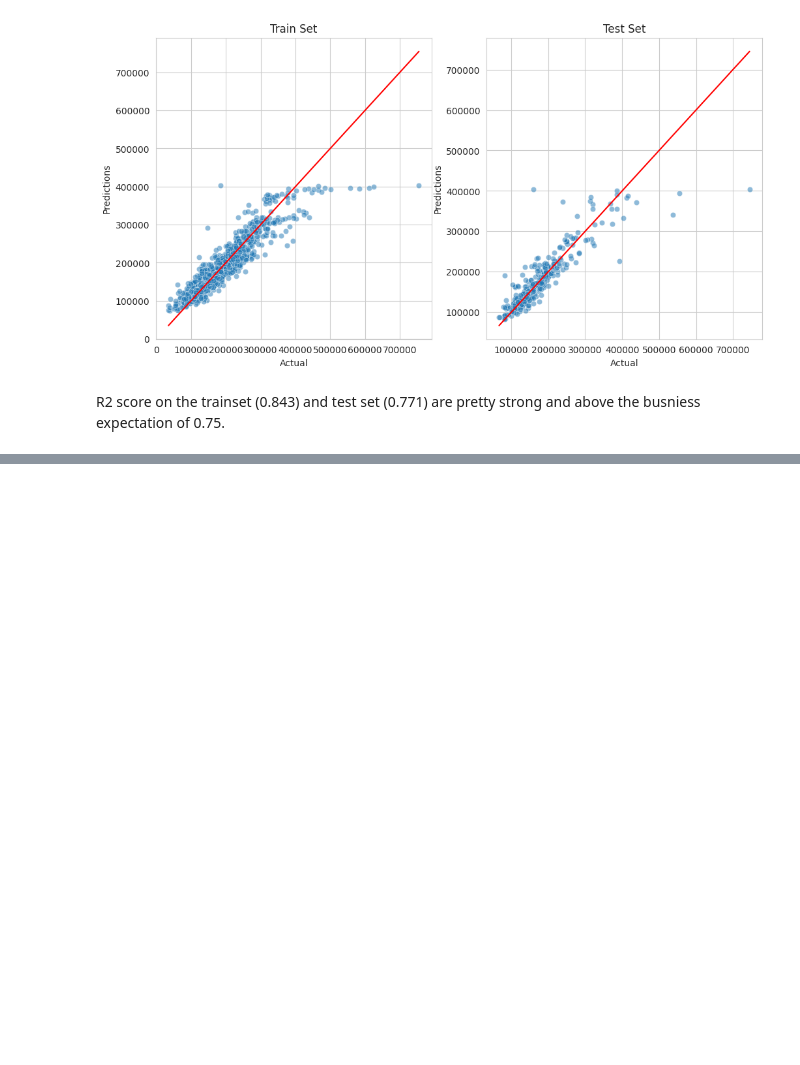
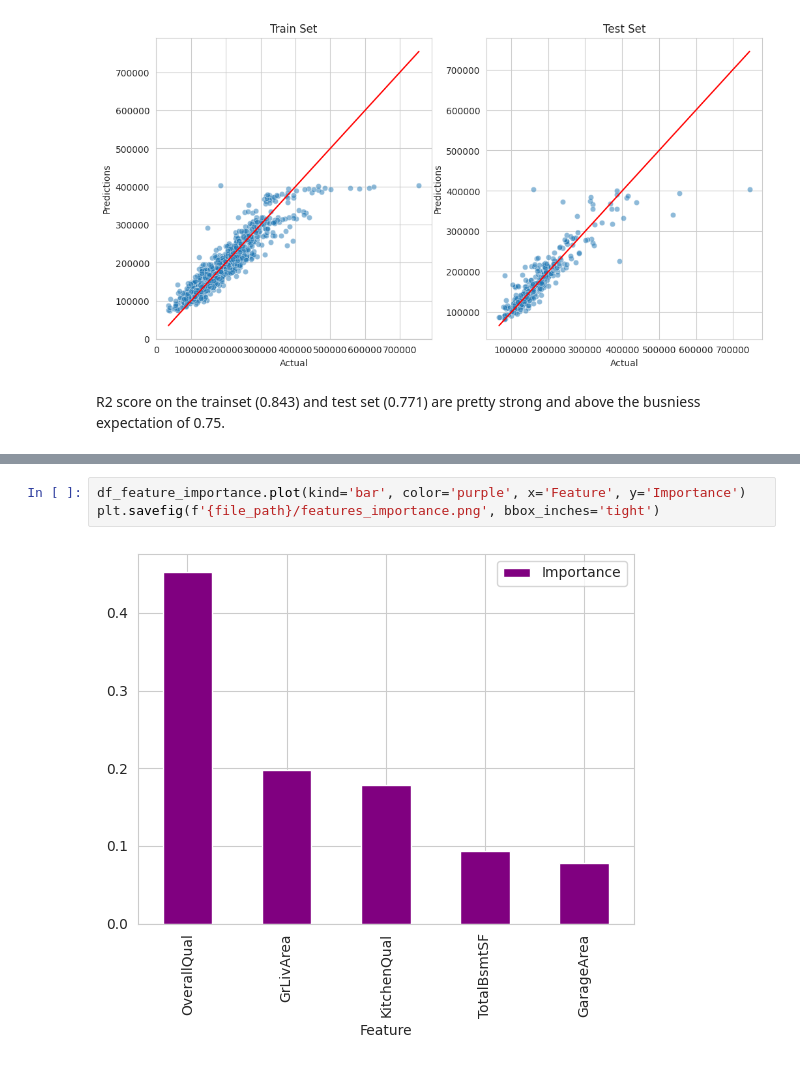
Before and after one commit to dvudd/CI_PP5, a Jupyter notebook: jupyter_notebooks/05 - ModelingAndEvaluation.ipynb, the cells around one changed output, grey strips where cells are left out. Drawn from its saved outputs; the diff is of its cells as text; blank space fills up the shorter version.

```diff
--- a/jupyter_notebooks/05 - ModelingAndEvaluation.ipynb
+++ b/jupyter_notebooks/05 - ModelingAndEvaluation.ipynb
@@ -485,0 +633,5 @@ R2 score on the trainset (0.843) and test set (0.771) are pretty strong and abov
+# %%
+df_feature_importance.plot(kind='bar', color='purple', x='Feature', y='Importance')
+plt.savefig(f'{file_path}/features_importance.png', bbox_inches='tight')
+# %% [output]
+[figure, added]
```
Also changed, not shown: parts of 37 cells of this notebook, 7 other files.
